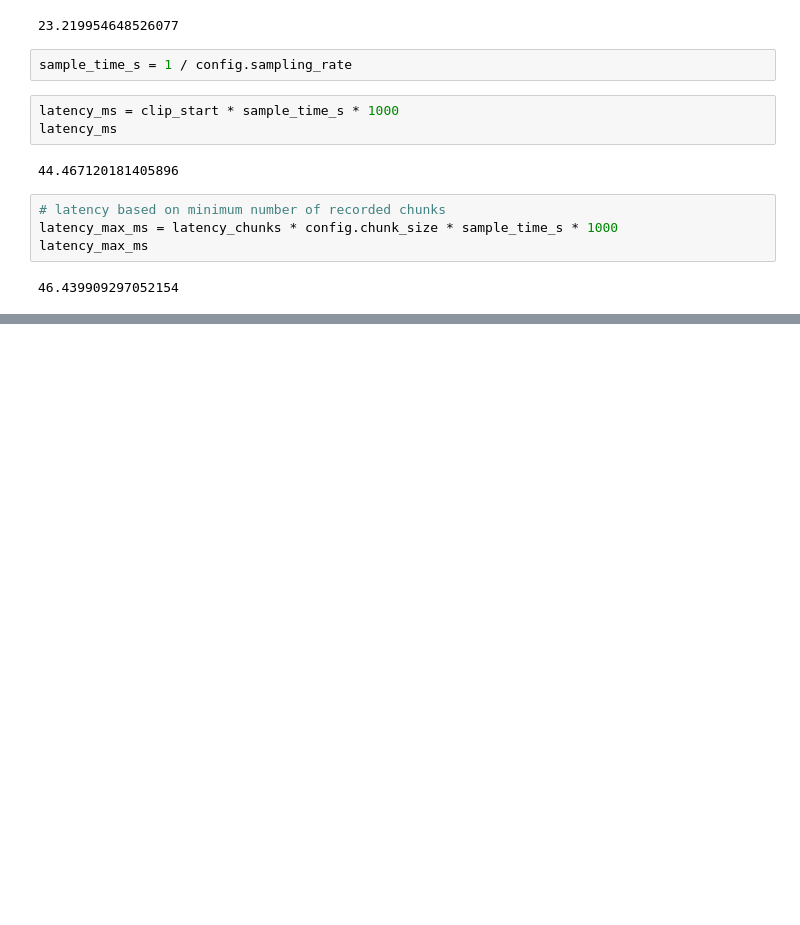
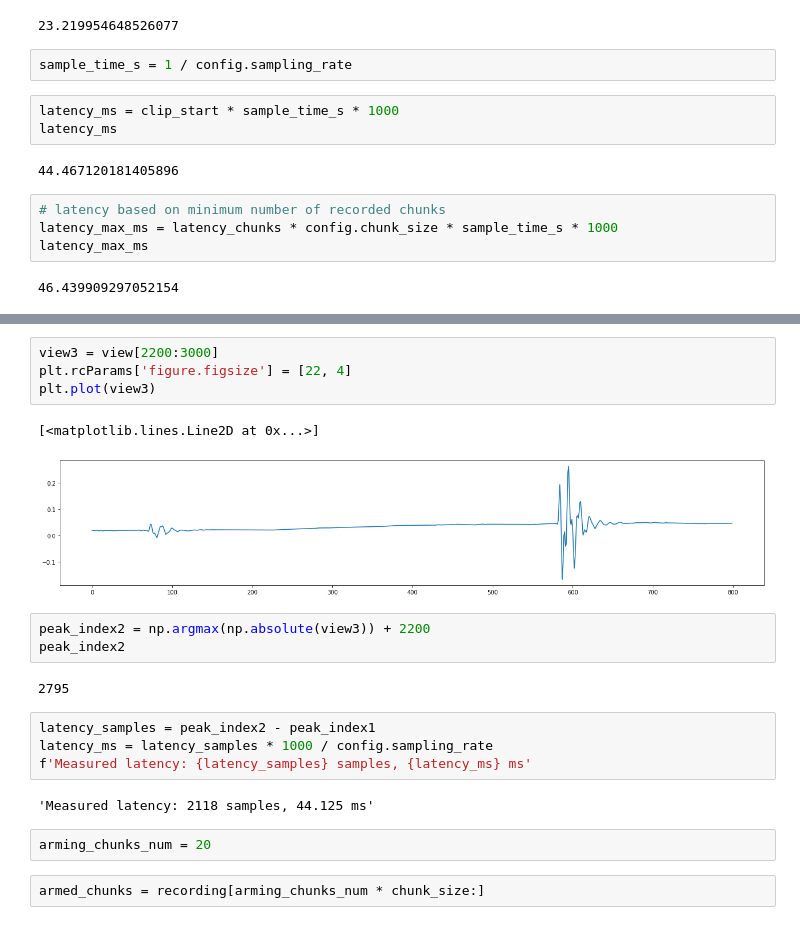
Before and after one commit to igrek51/raspberry-looper, a Jupyter notebook: notebooks/latency.ipynb, the cells around one changed output, grey strips where cells are left out. Saved outputs shown, nothing was run; the diff lists cells and outputs as text; blank space fills up the shorter version.

```diff
--- a/notebooks/latency.ipynb
+++ b/notebooks/latency.ipynb
@@ -87,0 +143,22 @@ latency_max_ms
+# %%
+view3 = view[2200:3000]
+plt.rcParams['figure.figsize'] = [22, 4]
+plt.plot(view3)
+# %% [output]
+[<matplotlib.lines.Line2D at 0x...>]
+[figure, added]
+# %%
+peak_index2 = np.argmax(np.absolute(view3)) + 2200
+peak_index2
+# %% [output]
+2795
+# %%
+latency_samples = peak_index2 - peak_index1
+latency_ms = latency_samples * 1000 / config.sampling_rate
+f'Measured latency: {latency_samples} samples, {latency_ms} ms'
+# %% [output]
+'Measured latency: 2118 samples, 44.125 ms'
+# %%
+arming_chunks_num = 20
+# %%
+armed_chunks = recording[arming_chunks_num * chunk_size:]
```
Also changed, not shown: parts of 18 cells of this notebook, 3 other files.
